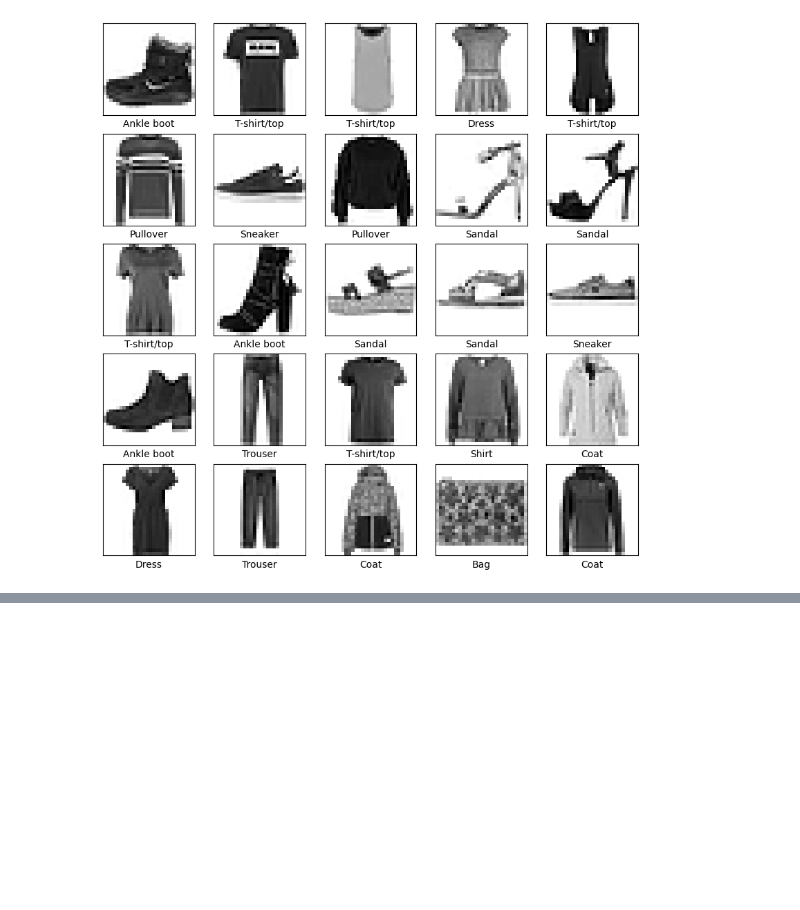
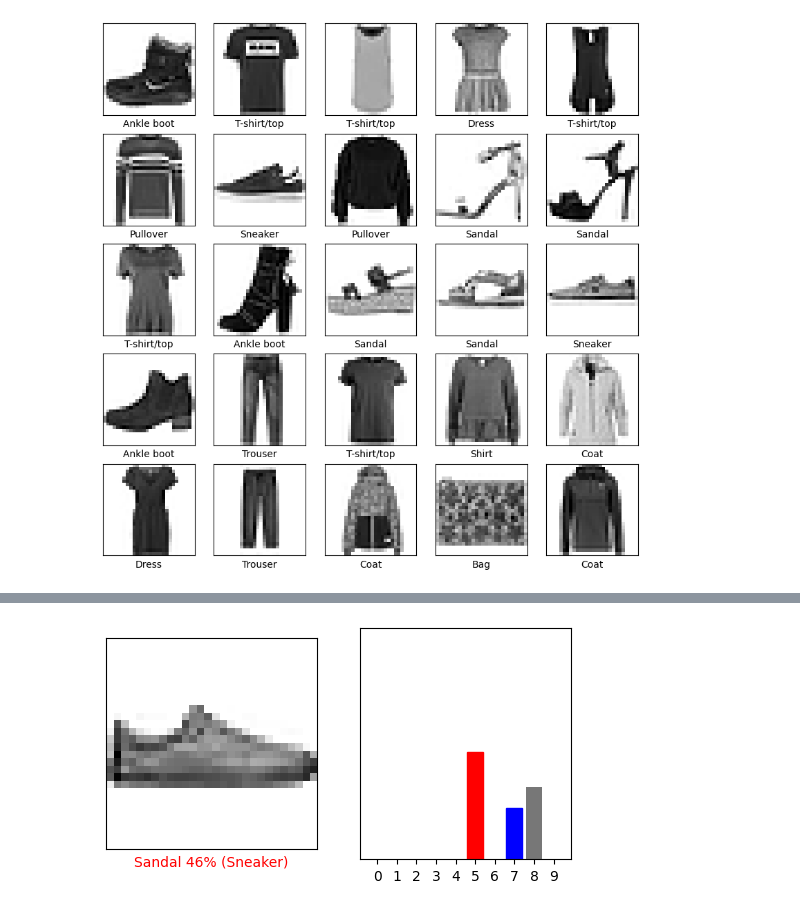
Before and after one commit to antonpious/tensorflow-playground, a Jupyter notebook: classification.ipynb, the cells around one changed output, grey strips where cells are left out. Cells and saved outputs as stored; diff of their text form; code cells hidden in the pictures; blank space fills up the shorter version.

```diff
--- a/classification.ipynb
+++ b/classification.ipynb
@@ -146,0 +194,10 @@ plt.show()
+# %%
+# Feed the data to train the model
+# this should take a time
+# how did we get 1875? there were 60,000 images
+# the default batch size is 32 os 60000/32 = 1875
+# note that the accurcy increases as the no of epochs increases
+# the loss also decrease as the epochs increase
+# this may not be always true but mostly it would folow this pattern
+# model.fit(x_train, y_train, batch_size=64, epochs=10)
+model.fit(train_images, train_labels, batch_size=32, epochs=10)
@@ -146,0 +238,7 @@ plt.show()
+# %%
+# using a trained model on can get the linear output
+# TODO not sure what this means have to do RnD
+probability_model = tf.keras.Sequential([model, tf.keras.layers.Softmax()])
+# %%
+# now pass the test images and get output for each image
+predictions = probability_model.predict(test_images, batch_size=32)
@@ -146,0 +331,14 @@ plt.show()
+# %%
+# plot the image where the prediction was wrong
+# the no 12 is picked up as its already known this is wrong
+# here the model is not confident as more than one possible value is present
+# TODO find all wrong predictions
+i = 12
+plt.figure(figsize=(6,3))
+plt.subplot(1,2,1)
+plot_image(i, predictions[i], test_labels, test_images)
+plt.subplot(1,2,2)
+plot_value_array(i, predictions[i],  test_labels)
+plt.show()
+# %% [output]
+[figure, added]
```
Also changed, not shown: parts of 26 cells of this notebook.
